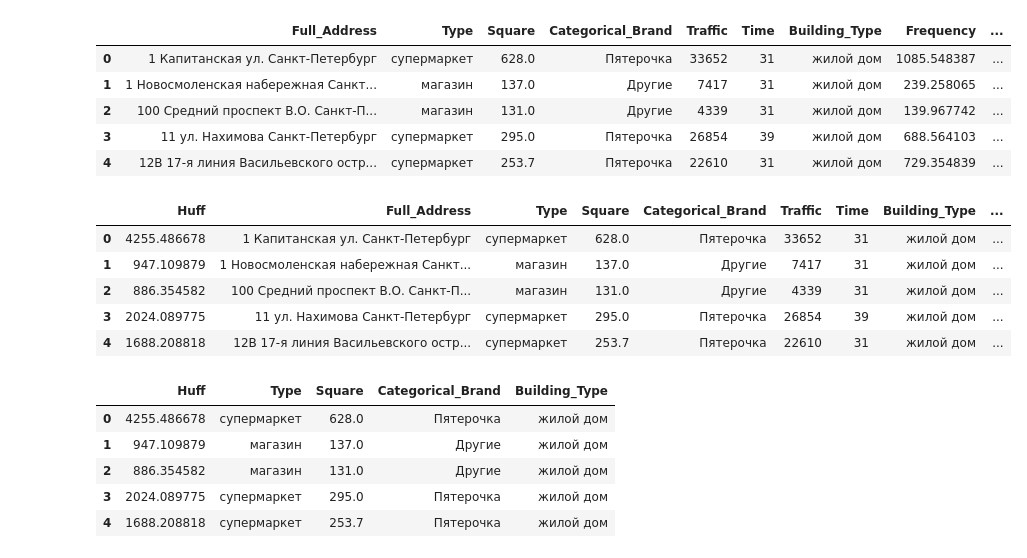
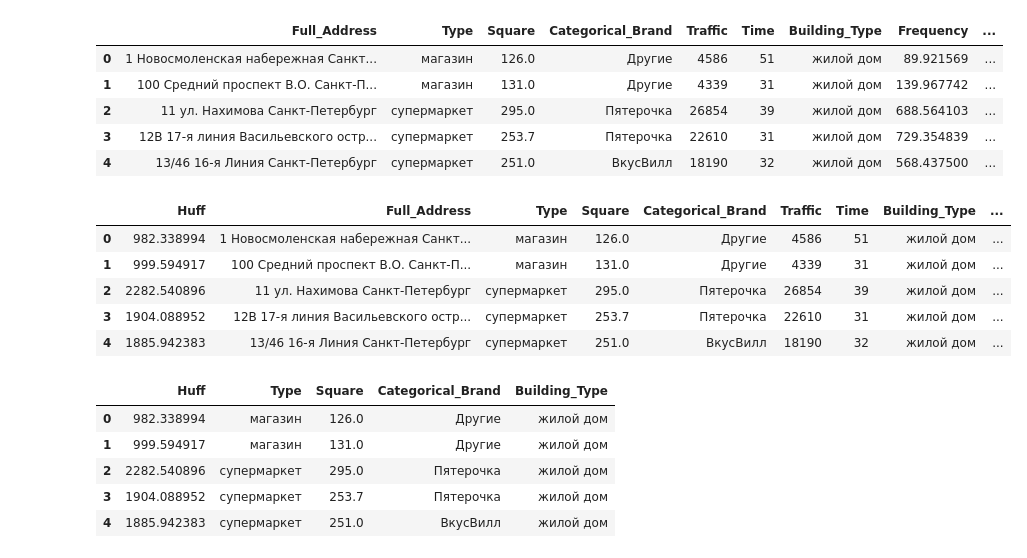
Before and after one commit to HSEGeoMarketing/ML-Model, a Jupyter notebook: model_sklearn.ipynb, the cells around one changed output. Saved outputs shown, nothing was run; the diff lists cells and outputs as text; code cells hidden in the pictures.

```diff
--- a/model_sklearn.ipynb
+++ b/model_sklearn.ipynb
@@ -27,23 +29,23 @@ for Id in distance.columns:
 # %%
 # market data get
 
-Markets_file_path = 'Market_data_changed41.xlsx'
+Markets_file_path = 'Market_data_changed21.xlsx' # 21 is best for MAE - 25000epochs, 41 for MAPE - 8000epochs
 market_data = pd.read_excel(Markets_file_path, index_col='Full_Address')
 
 Coord_file_path = 'Coord.xlsx'
 coord = pd.read_excel(Coord_file_path, index_col='Full_Address')
 
 market_data = market_data.join(coord)
 
 market_data = market_data.reset_index()
 market_data.head()
 # %% [output]
 |  | Full_Address | Type | Square | Categorical_Brand | Traffic | Time | Building_Type | Frequency | ... |
-| 0 | 1 Капитанская ул. Санкт-Петербург | супермаркет | 628.0 | Пятерочка | 33652 | 31 | жилой дом | 1085.548387 | ... |
-| 1 | 1 Новосмоленская набережная Санкт... | магазин | 137.0 | Другие | 7417 | 31 | жилой дом | 239.258065 | ... |
-| 2 | 100 Средний проспект В.О. Санкт-П... | магазин | 131.0 | Другие | 4339 | 31 | жилой дом | 139.967742 | ... |
-| 3 | 11 ул. Нахимова Санкт-Петербург | супермаркет | 295.0 | Пятерочка | 26854 | 39 | жилой дом | 688.564103 | ... |
-| 4 | 12В 17-я линия Васильевского остр... | супермаркет | 253.7 | Пятерочка | 22610 | 31 | жилой дом | 729.354839 | ... |
+| 0 | 1 Новосмоленская набережная Санкт... | магазин | 126.0 | Другие | 4586 | 51 | жилой дом | 89.921569 | ... |
+| 1 | 100 Средний проспект В.О. Санкт-П... | магазин | 131.0 | Другие | 4339 | 31 | жилой дом | 139.967742 | ... |
+| 2 | 11 ул. Нахимова Санкт-Петербург | супермаркет | 295.0 | Пятерочка | 26854 | 39 | жилой дом | 688.564103 | ... |
+| 3 | 12В 17-я линия Васильевского остр... | супермаркет | 253.7 | Пятерочка | 22610 | 31 | жилой дом | 729.354839 | ... |
+| 4 | 13/46 16-я Линия Санкт-Петербург | супермаркет | 251.0 | ВкусВилл | 18190 | 32 | жилой дом | 568.437500 | ... |
 # %%
 # square get
 
@@ -83,11 +85,11 @@ market_data.insert(0, 'Huff', huff_pred_by_market)
 market_data.head()
 # %% [output]
 |  | Huff | Full_Address | Type | Square | Categorical_Brand | Traffic | Time | Building_Type | ... |
-| 0 | 4255.486678 | 1 Капитанская ул. Санкт-Петербург | супермаркет | 628.0 | Пятерочка | 33652 | 31 | жилой дом | ... |
-| 1 | 947.109879 | 1 Новосмоленская набережная Санкт... | магазин | 137.0 | Другие | 7417 | 31 | жилой дом | ... |
-| 2 | 886.354582 | 100 Средний проспект В.О. Санкт-П... | магазин | 131.0 | Другие | 4339 | 31 | жилой дом | ... |
-| 3 | 2024.089775 | 11 ул. Нахимова Санкт-Петербург | супермаркет | 295.0 | Пятерочка | 26854 | 39 | жилой дом | ... |
-| 4 | 1688.208818 | 12В 17-я линия Васильевского остр... | супермаркет | 253.7 | Пятерочка | 22610 | 31 | жилой дом | ... |
+| 0 | 982.338994 | 1 Новосмоленская набережная Санкт... | магазин | 126.0 | Другие | 4586 | 51 | жилой дом | ... |
+| 1 | 999.594917 | 100 Средний проспект В.О. Санкт-П... | магазин | 131.0 | Другие | 4339 | 31 | жилой дом | ... |
+| 2 | 2282.540896 | 11 ул. Нахимова Санкт-Петербург | супермаркет | 295.0 | Пятерочка | 26854 | 39 | жилой дом | ... |
+| 3 | 1904.088952 | 12В 17-я линия Васильевского остр... | супермаркет | 253.7 | Пятерочка | 22610 | 31 | жилой дом | ... |
+| 4 | 1885.942383 | 13/46 16-я Линия Санкт-Петербург | супермаркет | 251.0 | ВкусВилл | 18190 | 32 | жилой дом | ... |
 # %%
 # Features and Target
 
@@ -114,11 +116,11 @@ numerical_cols = [cname for cname in X.columns if X[cname].dtype in ['int64', 'f
 X.head()
 # %% [output]
 |  | Huff | Type | Square | Categorical_Brand | Building_Type |
-| 0 | 4255.486678 | супермаркет | 628.0 | Пятерочка | жилой дом |
-| 1 | 947.109879 | магазин | 137.0 | Другие | жилой дом |
-| 2 | 886.354582 | магазин | 131.0 | Другие | жилой дом |
-| 3 | 2024.089775 | супермаркет | 295.0 | Пятерочка | жилой дом |
-| 4 | 1688.208818 | супермаркет | 253.7 | Пятерочка | жилой дом |
+| 0 | 982.338994 | магазин | 126.0 | Другие | жилой дом |
+| 1 | 999.594917 | магазин | 131.0 | Другие | жилой дом |
+| 2 | 2282.540896 | супермаркет | 295.0 | Пятерочка | жилой дом |
+| 3 | 1904.088952 | супермаркет | 253.7 | Пятерочка | жилой дом |
+| 4 | 1885.942383 | супермаркет | 251.0 | ВкусВилл | жилой дом |
 # %%
 # One-hot encoding
 
```
Also changed, not shown: parts of 2 cells of this notebook, 1 other file.
